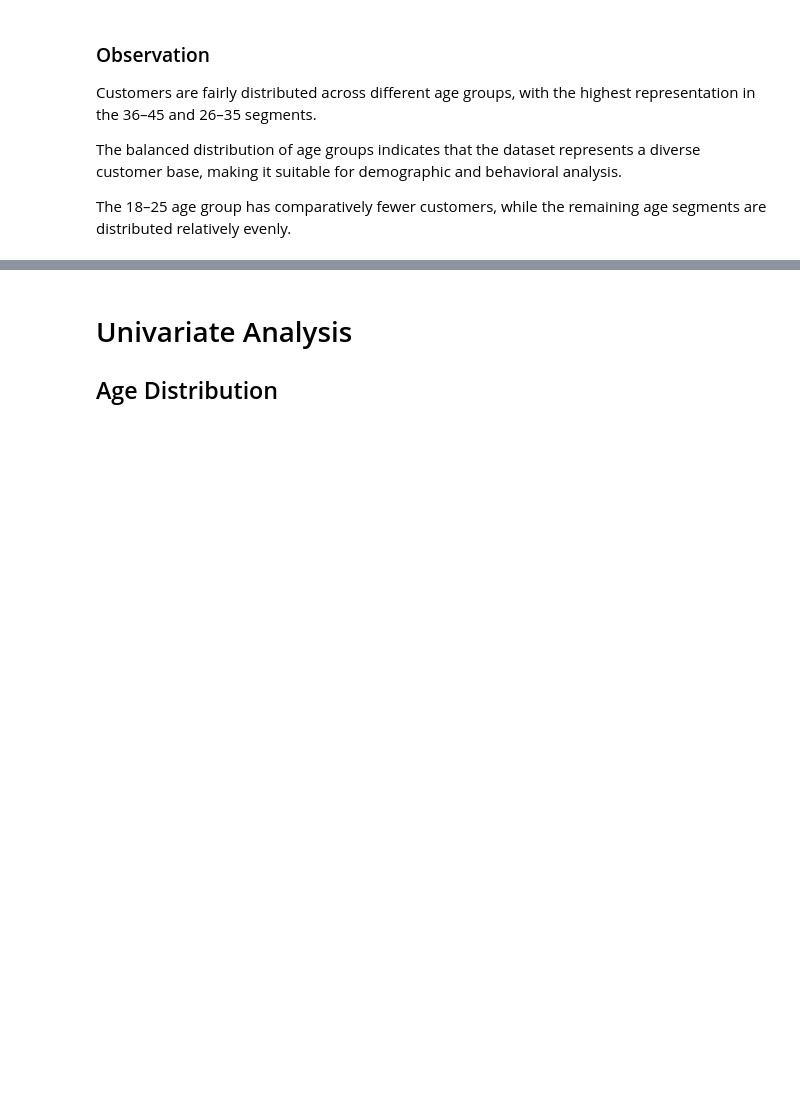
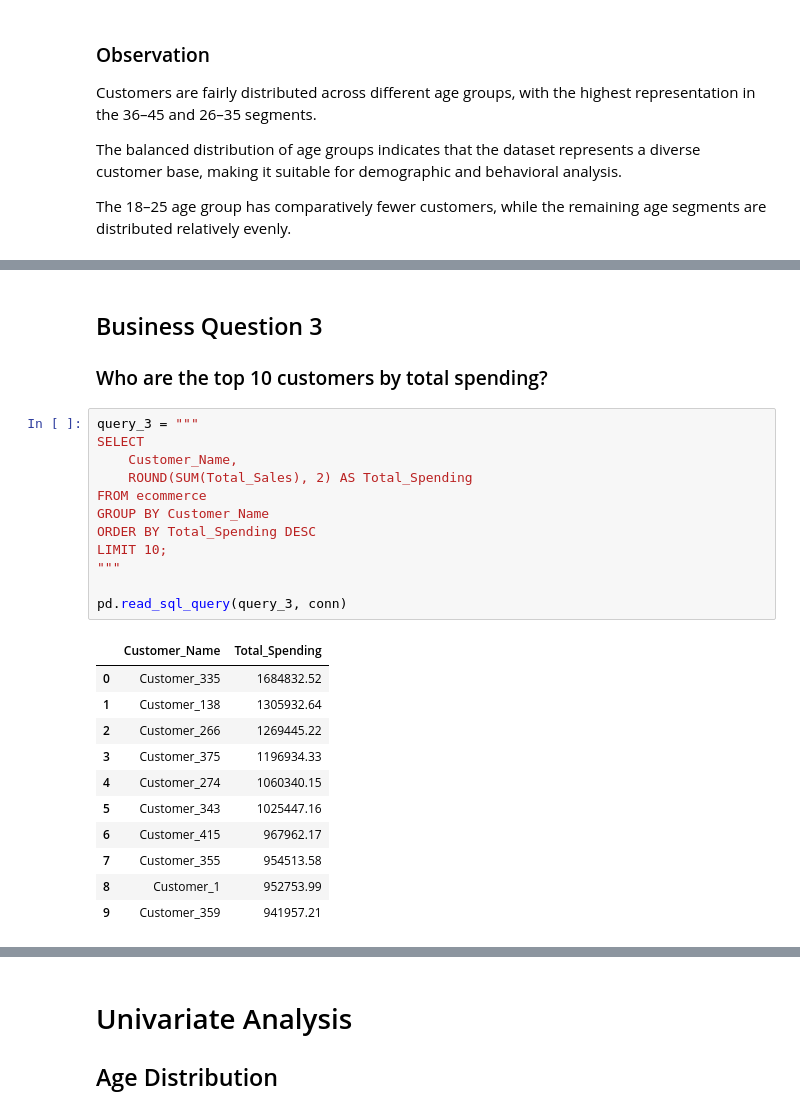
Before and after one commit to Sunita-lab/ApexPlanet-Internship-Ecommerce-Customer-Analytics, a Jupyter notebook: task 02 - EDA and business analytics/eda_and_business_analytics.ipynb, the cells around one changed output, grey strips where cells are left out. Drawn from its saved outputs; the diff is of its cells as text; blank space fills up the shorter version.

```diff
--- a/task 02 - EDA and business analytics/eda_and_business_analytics.ipynb
+++ b/task 02 - EDA and business analytics/eda_and_business_analytics.ipynb
@@ -267,0 +346,28 @@ The 18–25 age group has comparatively fewer customers, while the remaining age
+# %% [markdown]
+## Business Question 3
+
+### Who are the top 10 customers by total spending?
+# %%
+query_3 = """
+SELECT
+    Customer_Name,
+    ROUND(SUM(Total_Sales), 2) AS Total_Spending
+FROM ecommerce
+GROUP BY Customer_Name
+ORDER BY Total_Spending DESC
+LIMIT 10;
+"""
+
+pd.read_sql_query(query_3, conn)
+# %% [output]
+|  | Customer_Name | Total_Spending |
+| 0 | Customer_335 | 1684832.52 |
+| 1 | Customer_138 | 1305932.64 |
+| 2 | Customer_266 | 1269445.22 |
+| 3 | Customer_375 | 1196934.33 |
+| 4 | Customer_274 | 1060340.15 |
+| 5 | Customer_343 | 1025447.16 |
+| 6 | Customer_415 | 967962.17 |
+| 7 | Customer_355 | 954513.58 |
+| 8 | Customer_1 | 952753.99 |
+| 9 | Customer_359 | 941957.21 |
```
Also changed, not shown: parts of 34 cells of this notebook.
